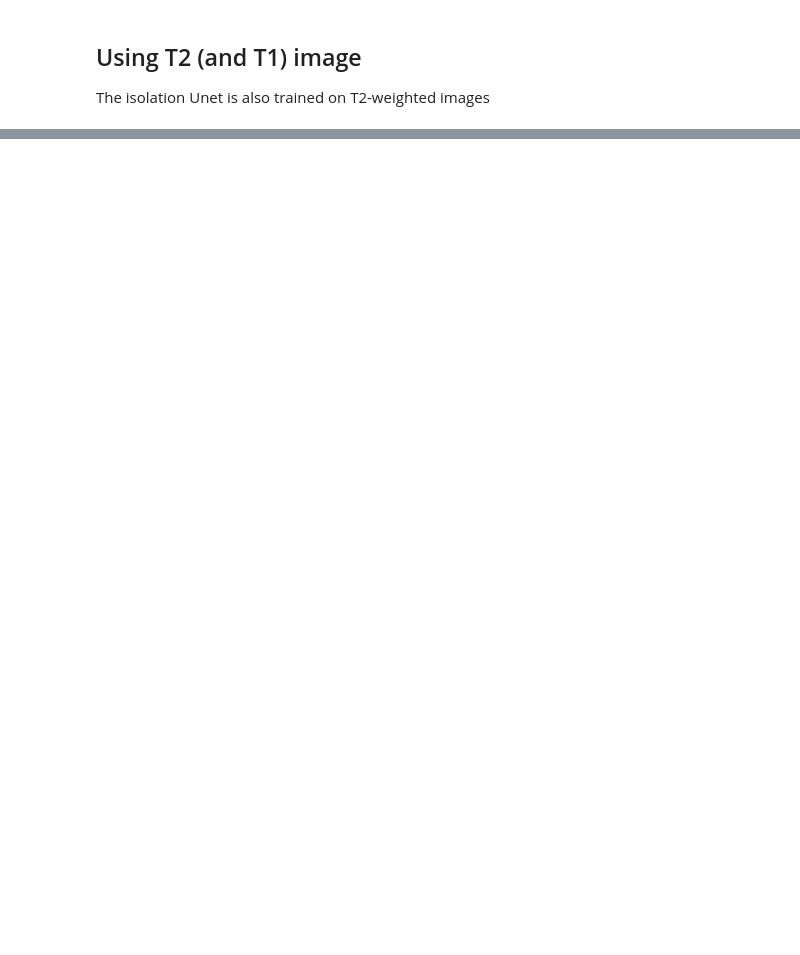
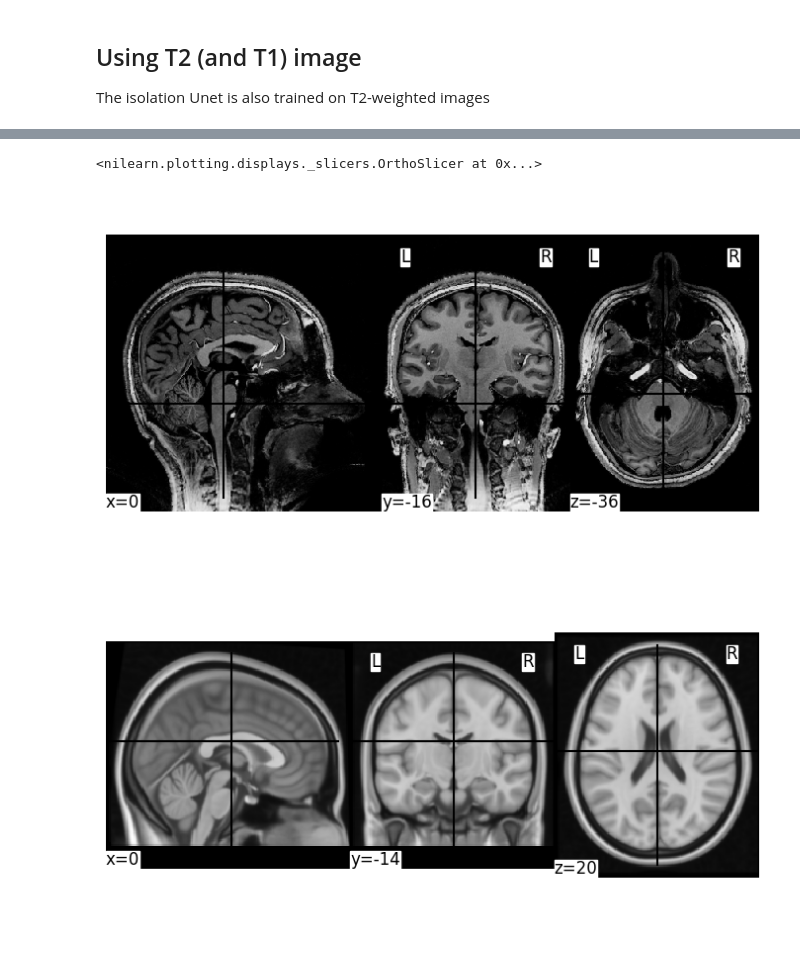
Before and after one commit to DiedrichsenLab/SUITPy, a Jupyter notebook: docs/source/tutorials/2.isolate_example.ipynb, the cells around one changed output, grey strips where cells are left out. Drawn from its saved outputs; the diff is of its cells as text; code cells hidden in the pictures; blank space fills up the shorter version.

```diff
--- a/docs/source/tutorials/2.isolate_example.ipynb
+++ b/docs/source/tutorials/2.isolate_example.ipynb
@@ -47,0 +79,10 @@ plotting.plot_roi(mask,img)
+# %%
+# This is visual comparison of img and template
+img = nib.load('sub-ex_T1w.nii.gz')
+template =ants.image_read('../../../SUITPy/templates/tpl-MNI152NLin6Asym_T1w.nii.gz')
+plotting.plot_img(img, colorbar=False)
+plotting.plot_img(ants.to_nibabel_nifti(template), colorbar=False)
+# %% [output]
+<nilearn.plotting.displays._slicers.OrthoSlicer at 0x...>
+[figure, added]
+[figure, added]
```
Also changed, not shown: parts of 8 cells of this notebook, 10 other files.
